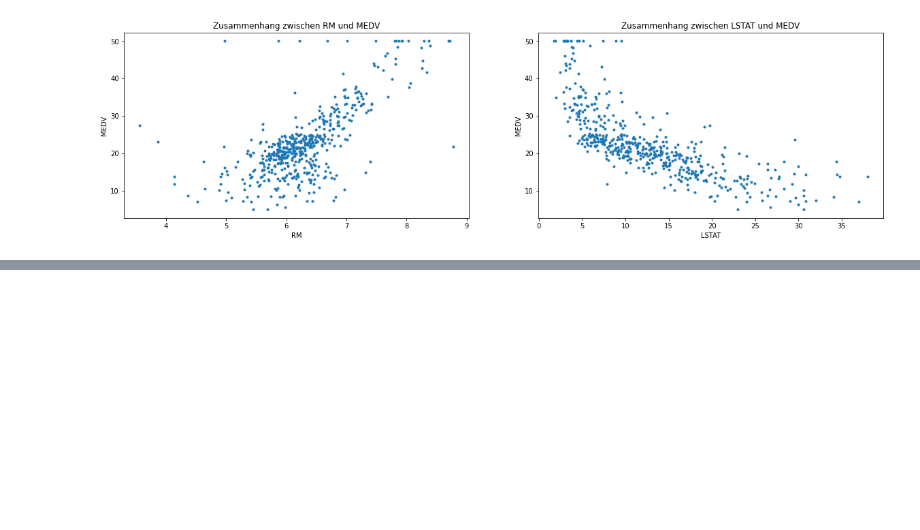
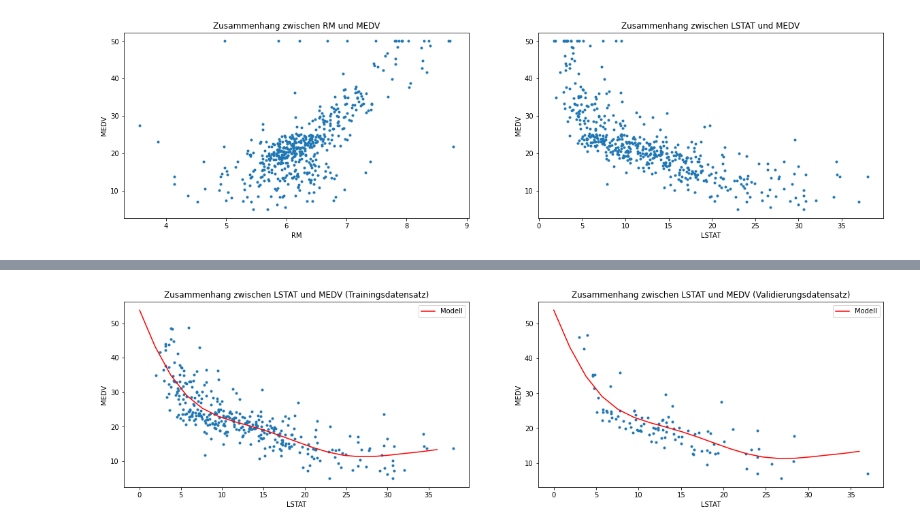
Before and after one commit to MarcelDeSutter/udemy_machine_learning, a Jupyter notebook: notebooks/01-02_Erstes_Beispielprojekt.ipynb, the cells around one changed output, grey strips where cells are left out. Drawn from its saved outputs; the diff is of its cells as text; code cells hidden in the pictures; blank space fills up the shorter version.

```diff
--- a/notebooks/01-02_Erstes_Beispielprojekt.ipynb
+++ b/notebooks/01-02_Erstes_Beispielprojekt.ipynb
@@ -136,0 +229,3 @@ print(val.shape)
+# %%
+X_train_lstat = np.array(train["LSTAT"]).reshape(train["LSTAT"].size, 1)
+X_val_lstat = np.array(val["LSTAT"]).reshape(val["LSTAT"].size, 1)
@@ -136,0 +281,21 @@ print(val.shape)
+# %%
+fig, (ax1, ax2) = plt.subplots(1, 2, figsize=(20, 5))
+
+x_ = np.linspace(0, 36, 20).reshape(20, 1)
+poly = PolynomialFeatures(degree = best_n, include_bias = False)
+
+x_poly = poly.fit_transform(x_)
+y_ = best_modell_lstat.predict(x_poly)
+
+ax1.scatter(train["LSTAT"], train["MEDV"], marker = ".", label = None)
+ax1.plot(x_, y_, color = "red", label = "Modell")
+ax2.scatter(val["LSTAT"], val["MEDV"], marker = ".", label = None)
+ax2.plot(x_, y_, color = "red", label = "Modell")
+
+ax1.set_title("Zusammenhang zwischen LSTAT und MEDV (Trainingsdatensatz)")
+ax2.set_title("Zusammenhang zwischen LSTAT und MEDV (Validierungsdatensatz)")
+ax1.set_xlabel("LSTAT"); ax2.set_xlabel("LSTAT")
+ax1.set_ylabel("MEDV"); ax2.set_ylabel("MEDV")
+ax1.legend(); ax2.legend();
+# %% [output]
+[figure, added]
```
Also changed, not shown: parts of 13 cells of this notebook, 1 other file.
